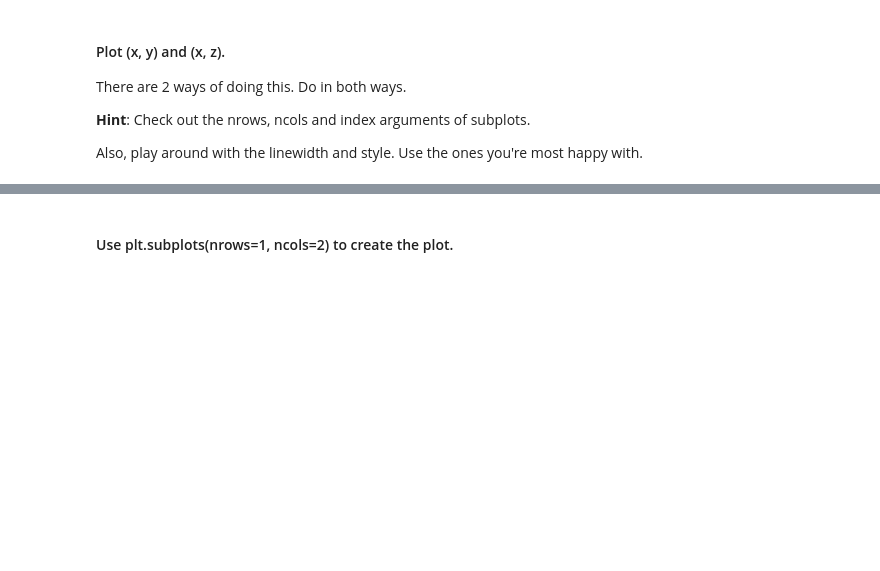
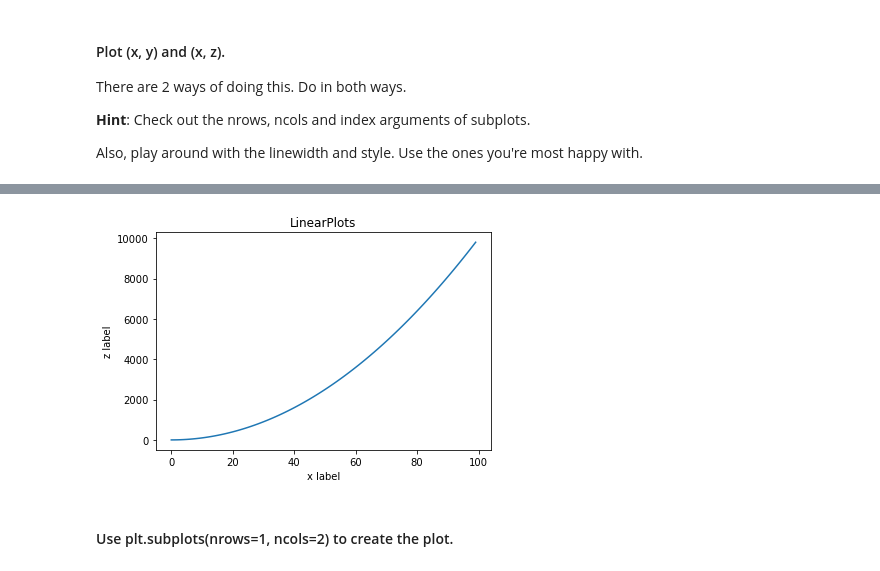
Before and after one commit to anadeondarza/dataptmad0522_labs, a Jupyter notebook: module-2/matplotlib-seaborn/your-code/main.ipynb, the cells around one changed output, grey strips where cells are left out. Drawn from its saved outputs; the diff is of its cells as text; code cells hidden in the pictures; blank space fills up the shorter version.

```diff
--- a/module-2/matplotlib-seaborn/your-code/main.ipynb
+++ b/module-2/matplotlib-seaborn/your-code/main.ipynb
@@ -25,2 +37,12 @@ Also, play around with the linewidth and style. Use the ones you're most happy w
+# %%
+plt.plot(x, z, label='linear')
+
+plt.xlabel('x label')
+plt.ylabel('z label')
+
+plt.title("LinearPlots")
+plt.show()
+# %% [output]
+[figure, added]
 # %% [markdown]
 #### Use plt.subplots(nrows=1, ncols=2) to create the plot.
```
Also changed, not shown: parts of 13 cells of this notebook.
